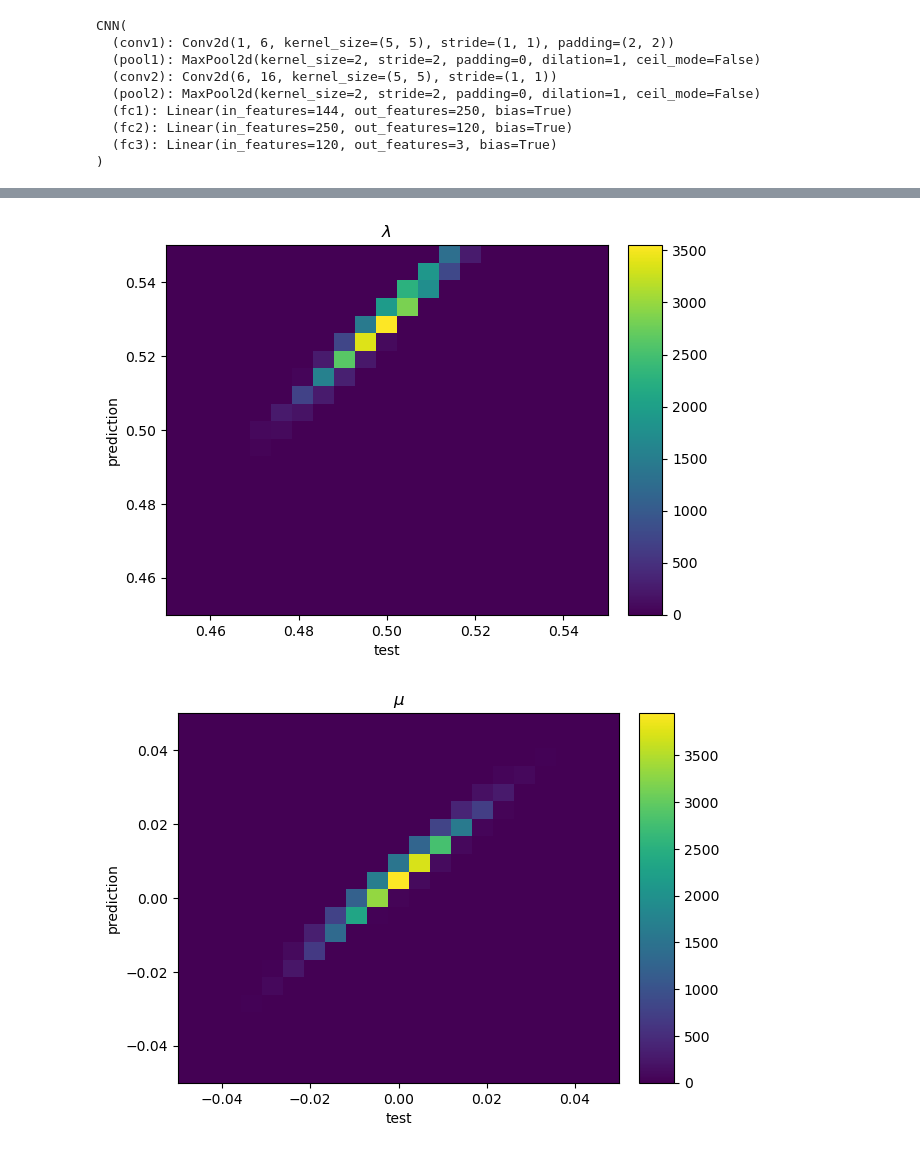
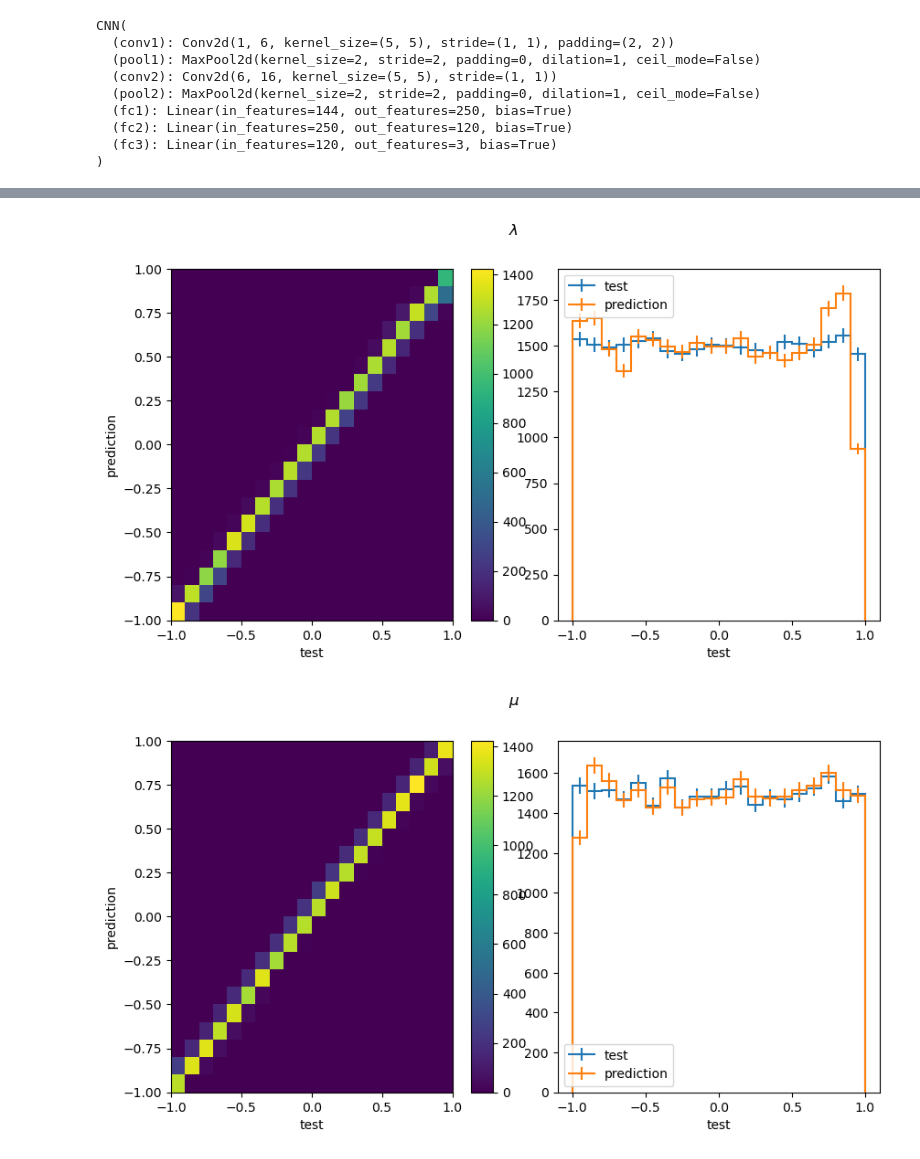
Before and after one commit to dinupa1/DeepUnfold, a Jupyter notebook: playground.ipynb, the cells around one changed output, grey strips where cells are left out. Saved outputs shown, nothing was run; the diff lists cells and outputs as text; code cells hidden in the pictures.

Commit message:
better data structure

```diff
--- a/playground.ipynb
+++ b/playground.ipynb
@@ -19,2 +17,3 @@ import re
 # %%
-file = uproot.open("data/hist.root")
+file = uproot.open("data/train_hist_0_.root")
+tree = uproot.open("data/train_hist_0_.root:tree")
@@ -37,21 +34,19 @@ class data_set(torch.utils.data.Dataset):
     def __len__(self):
         return len(self.labels)
 # %%
-X, y = [], []
+y = tree.arrays(["lambda", "mu", "nu"], library="pd").to_numpy()
 
-for item in file:
-    X.append(get_matrix(file[item].to_hist()))
-    s1 = item.translate({ ord(i): " " for i in '_'})
-    s2 = s1.replace("hist ", "")
-    s3 = s2.replace(";1", "")
-    y.append(s3.split())
+X = []
+
+for i in range(y.shape[0]):
+    bins, edge1, edge2 = file["hist_{}".format(i)].to_numpy()
+    scale = StandardScaler()
+    bins = scale.fit_transform(bins)
+    X.append(bins)
 
 X = np.array(X)
-y = np.array(y)
-y = y.astype(float)
 # %%
-X_train_val, X_test, y_train_val, y_test = train_test_split(X, y, test_size=0.2, shuffle=True)
-X_train, X_val, y_train, y_val = train_test_split(X_train_val, y_train_val, test_size=0.25, shuffle=True)
+X_train, X_val, y_train, y_val = train_test_split(X, y, test_size=0.3, shuffle=True)
 # %%
 print("*** train data set shape : inputs = {} & target = {}".format(X_train.shape, y_train.shape))
 print("*** validation data set shape : inputs = {} & target = {}".format(X_val.shape, y_val.shape))
@@ -355,33 +293,33 @@ class test():
         plt.savefig("imgs/{}.png".format(pic_name))
         plt.show()
 # %%
-data = {
+data0 = {
     "net": net,
     "batch_size": batch_size,
-    "bins": 21,
+    "bins": 20,
     "lambda": {
-        "min": 0.45,
-        "max": 0.55,
+        "min": -1.0,
+        "max": 1.0,
     },
     "mu": {
-        "min": -0.05,
-        "max": 0.05,
+        "min": -1.0,
+        "max": 1.0,
     },
     "nu": {
-        "min": -0.05,
-        "max": 0.05,
+        "min": -1.0,
+        "max": 1.0,
     },
 }
 
 
-T1 = test("data/test_hist_2_.root")
-T1.calc(data)
+T0 = test("data/test_hist_0_.root")
+T0.calc(data0)
 # %%
-T1.plot_lambda("test_lambda1")
+T0.plot_lambda("test_lambda_0_")
 # %% [output]
-[figure, old version]
+[figure, new version]
 # %%
-T1.plot_mu("test_mu1")
+T0.plot_mu("test_mu_0_")
 # %% [output]
-[figure, old version]
+[figure, new version]
 # %%
```
Also changed, not shown: parts of 25 cells of this notebook, 5 other files.
